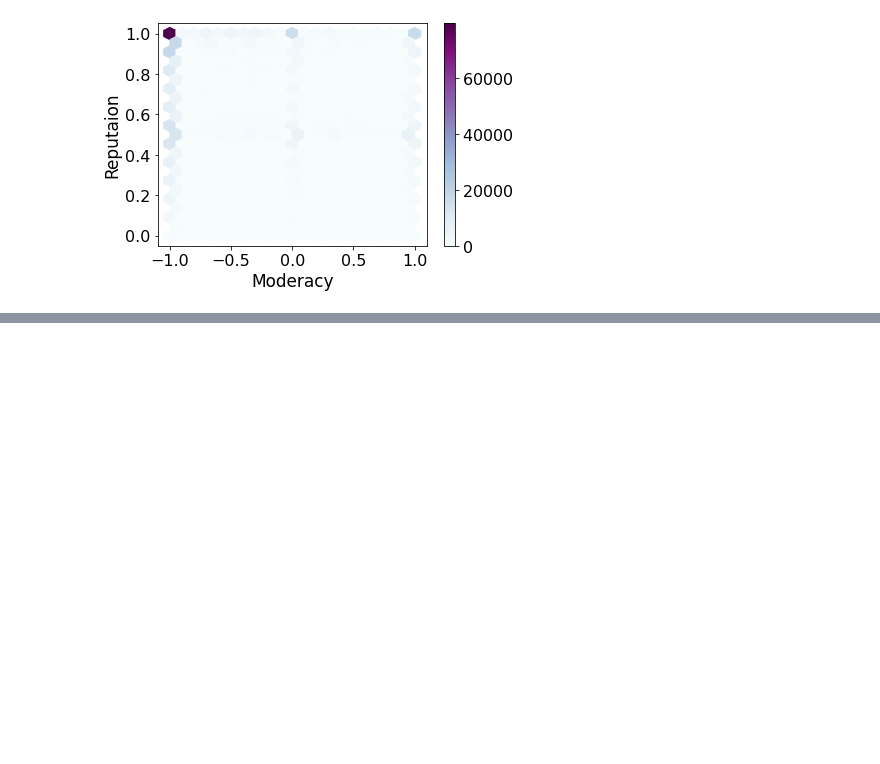
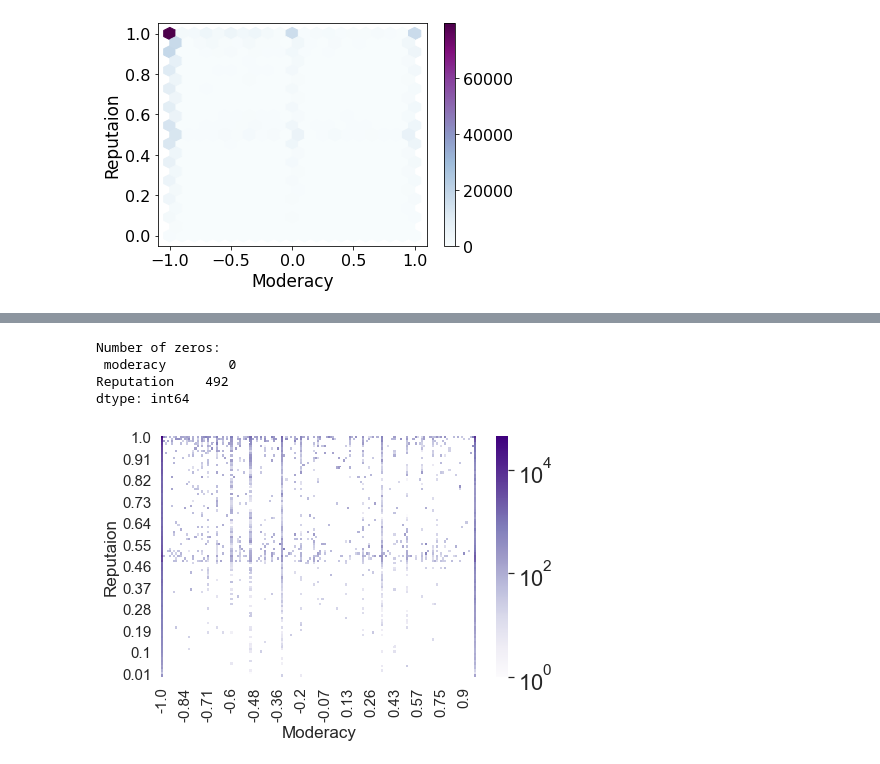
Before and after one commit to MoSamani/Deleted-Tweets, a Jupyter notebook: user_polarisiation/Plot_moderacy_Polarisation.ipynb, the cells around one changed output, grey strips where cells are left out. Cells and saved outputs as stored; diff of their text form; code cells hidden in the pictures; blank space fills up the shorter version.

```diff
--- a/user_polarisiation/Plot_moderacy_Polarisation.ipynb
+++ b/user_polarisiation/Plot_moderacy_Polarisation.ipynb
@@ -526,0 +551,8 @@ plot_hexbin_reputaion(df_undel, 'is_deleted', 'moderacy', 'Moderacy', 'BuPu','He
+# %%
+plot_heatmap(df_undel, 'moderacy','Reputation', 'Moderacy', 'Purples', 'Heatmap_tweetskb_moderacy_reputation(nondeletedtweets)')
+# %% [output]
+Number of zeros:
+ moderacy        0
+Reputation    492
+dtype: int64
+[figure, added]
```
Also changed, not shown: parts of 4 cells of this notebook, 9 other files.
